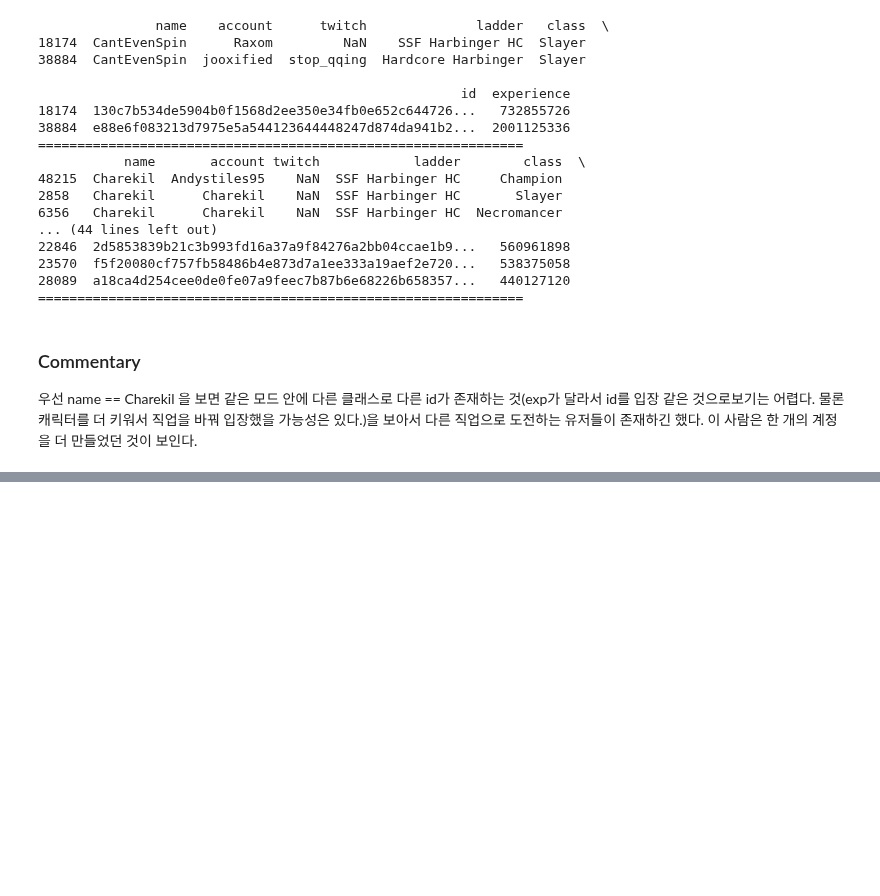
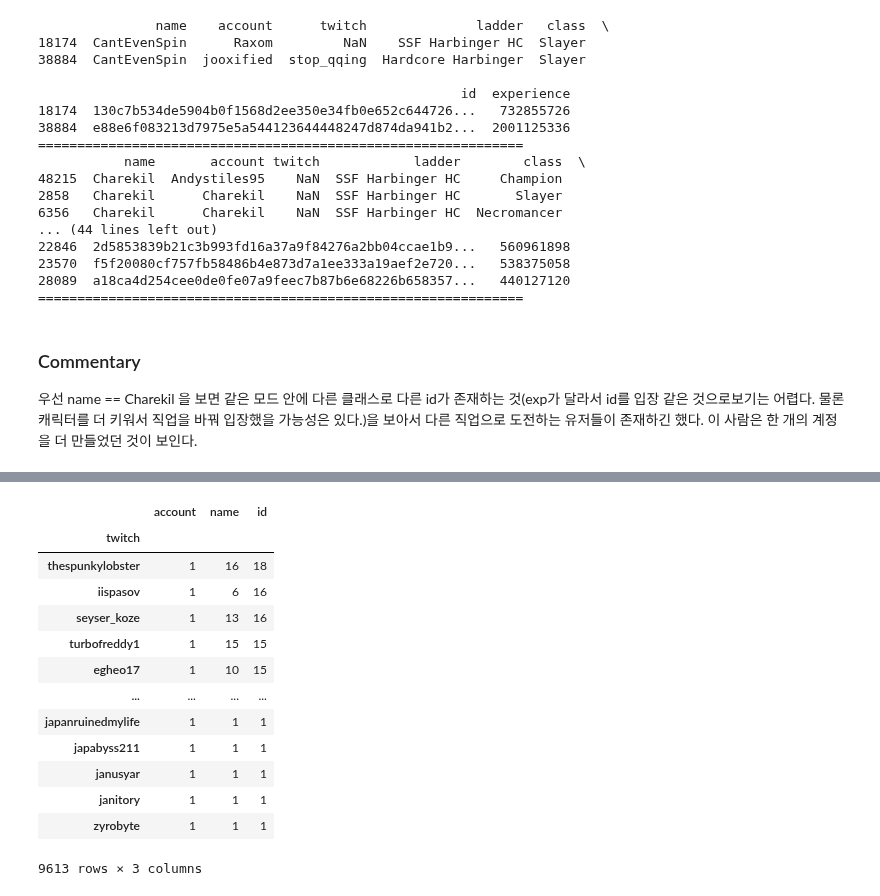
Before and after one commit to Angela-Park-JE/TIL_ver1, a Jupyter notebook: ToyPJT-POE_user/EDA_poe_stats_5_user.ipynb, the cells around one changed output, grey strips where cells are left out. Cells and saved outputs as stored; diff of their text form; code cells hidden in the pictures; blank space fills up the shorter version.

```diff
--- a/ToyPJT-POE_user/EDA_poe_stats_5_user.ipynb
+++ b/ToyPJT-POE_user/EDA_poe_stats_5_user.ipynb
@@ -798,0 +805,18 @@ for i in samename_diffacc1:
+# %%
+grouped_twitch = df[['account','name', 'id', 'twitch']].groupby(by = 'twitch', as_index = 'twitch').nunique().sort_values('id', ascending = False)
+grouped_twitch
+# %% [output]
+|  | account | name | id |
+| twitch |  |  |  |
+| thespunkylobster | 1 | 16 | 18 |
+| iispasov | 1 | 6 | 16 |
+| seyser_koze | 1 | 13 | 16 |
+| turbofreddy1 | 1 | 15 | 15 |
+| egheo17 | 1 | 10 | 15 |
+| ... | ... | ... | ... |
+| japanruinedmylife | 1 | 1 | 1 |
+| japabyss211 | 1 | 1 | 1 |
+| janusyar | 1 | 1 | 1 |
+| janitory | 1 | 1 | 1 |
+| zyrobyte | 1 | 1 | 1 |
+9613 rows × 3 columns
```
Also changed, not shown: parts of 9 cells of this notebook.
